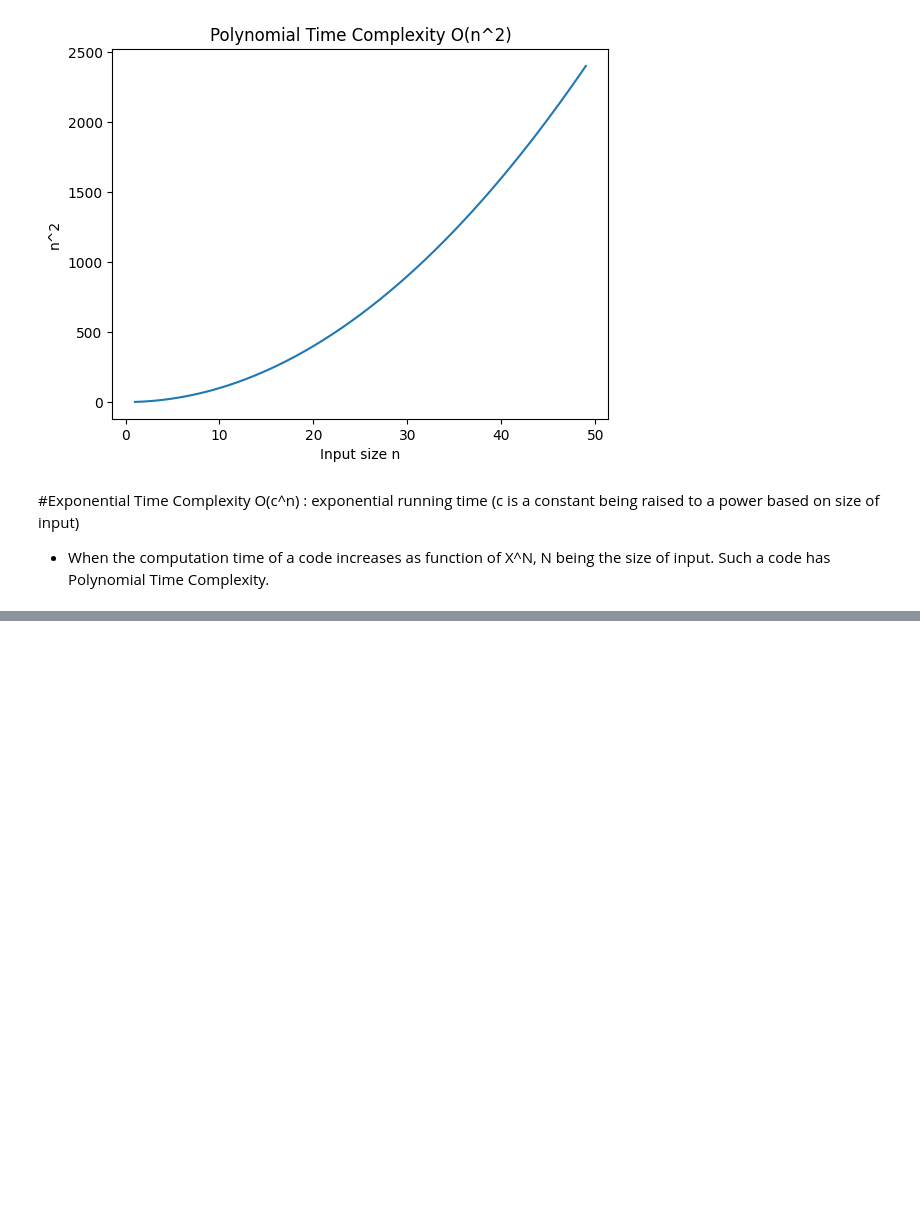
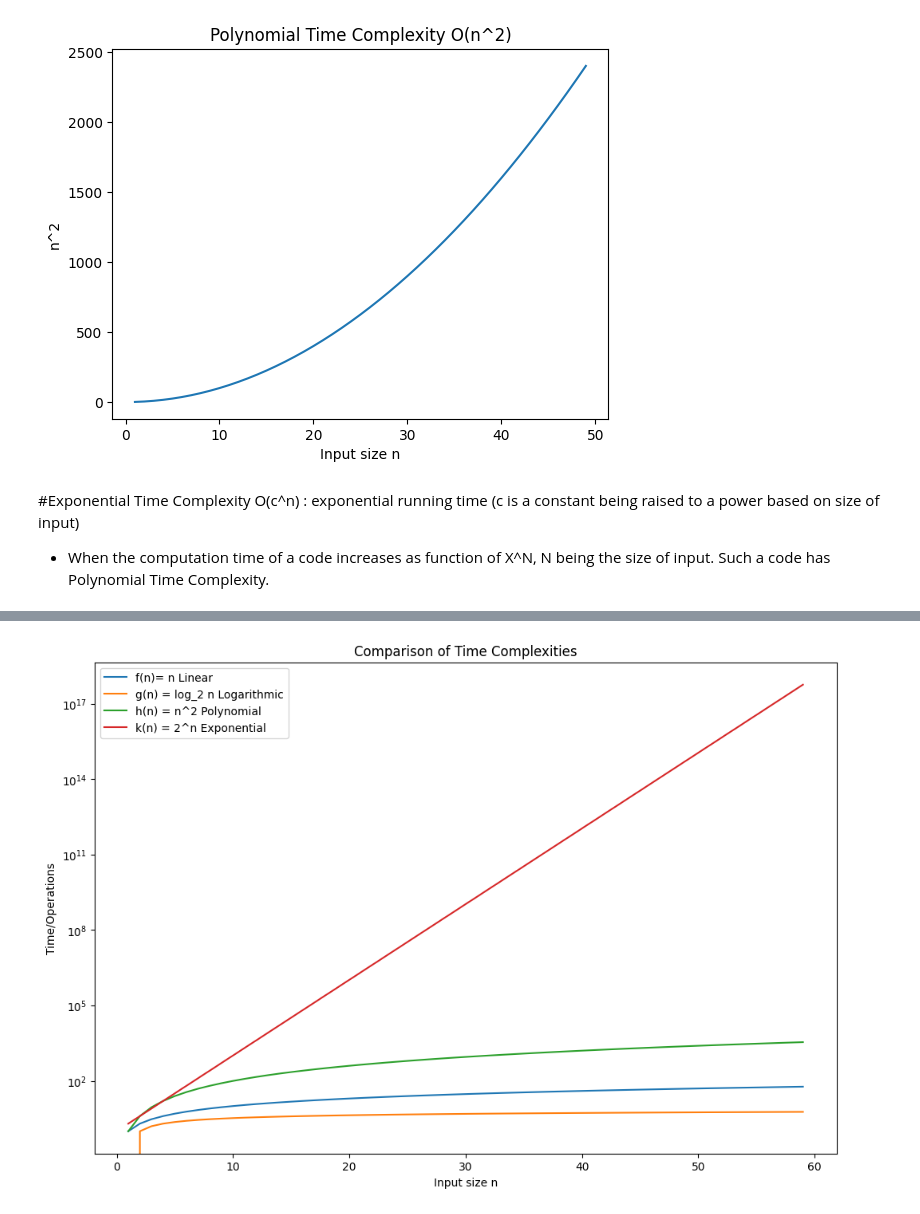
Before and after one commit to kanha077/ALGOLAB, a Jupyter notebook: Lab_3_Growth_of_function.ipynb, the cells around one changed output, grey strips where cells are left out. Cells and saved outputs as stored; diff of their text form; code cells hidden in the pictures; blank space fills up the shorter version.

```diff
--- a/Lab_3_Growth_of_function.ipynb
+++ b/Lab_3_Growth_of_function.ipynb
@@ -302,0 +298,30 @@ plt.show()
+# %%
+#Prob_8 plot graph similar to above figure
+import matplotlib.pyplot as plt
+import math
+
+n_values = list(range(1, 60))
+
+time_O1 = [1 for _ in n_values]
+time_Ologn = [math.log2(n) if n > 0 else 0 for n in n_values]
+time_On = [n for n in n_values]
+time_On2 = [n**2 for n in n_values]
+time_O2n = [2**n for n in n_values]
+
+plt.figure(figsize=(12, 8))
+
+plt.plot(n_values, time_On, label='f(n)= n Linear')
+plt.plot(n_values, time_Ologn, label='g(n) = log_2 n Logarithmic')
+
+plt.plot(n_values, time_On2, label='h(n) = n^2 Polynomial')
+plt.plot(n_values, time_O2n, label='k(n) = 2^n Exponential')
+
+plt.xlabel('Input size n')
+plt.ylabel('Time/Operations')
+plt.title('Comparison of Time Complexities')
+plt.legend()
+
+plt.yscale('log')
+plt.show()
+# %% [output]
+[figure, added]
```
Also changed, not shown: parts of 6 cells of this notebook.
